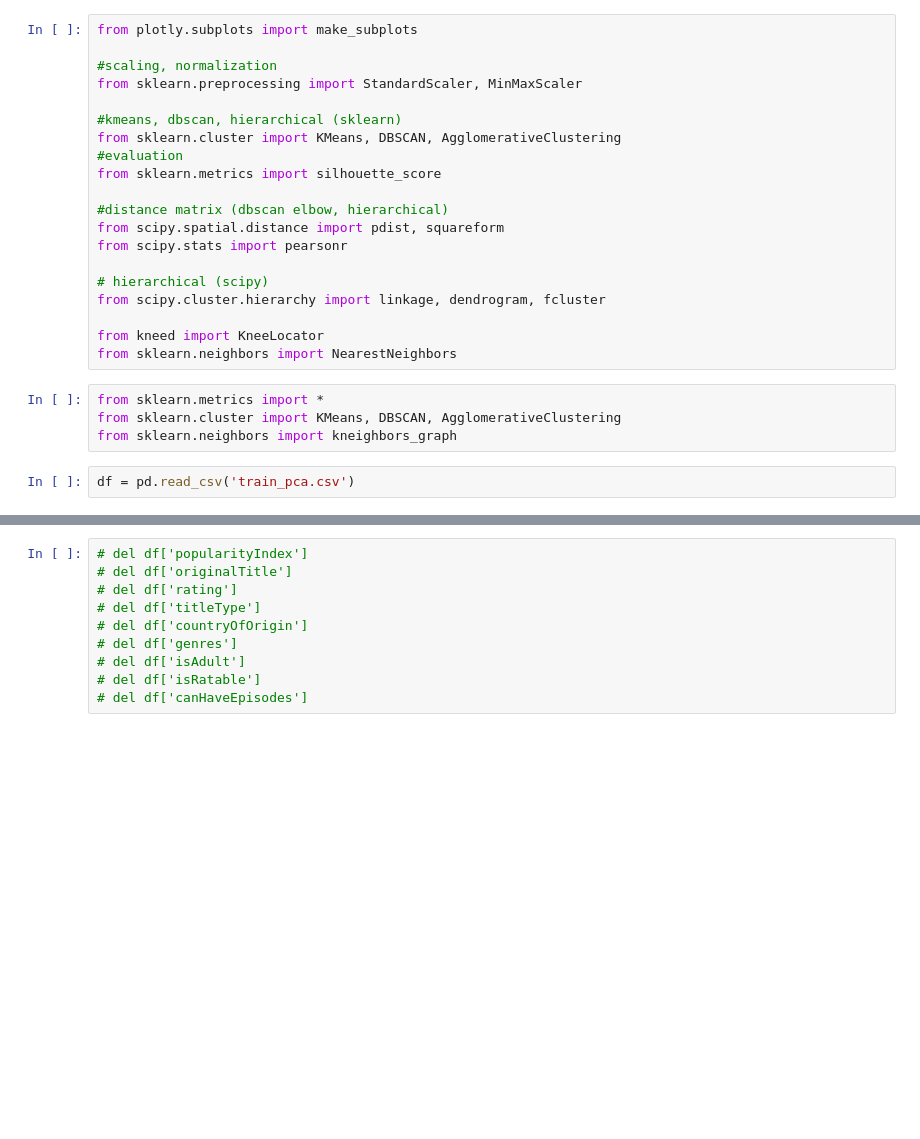
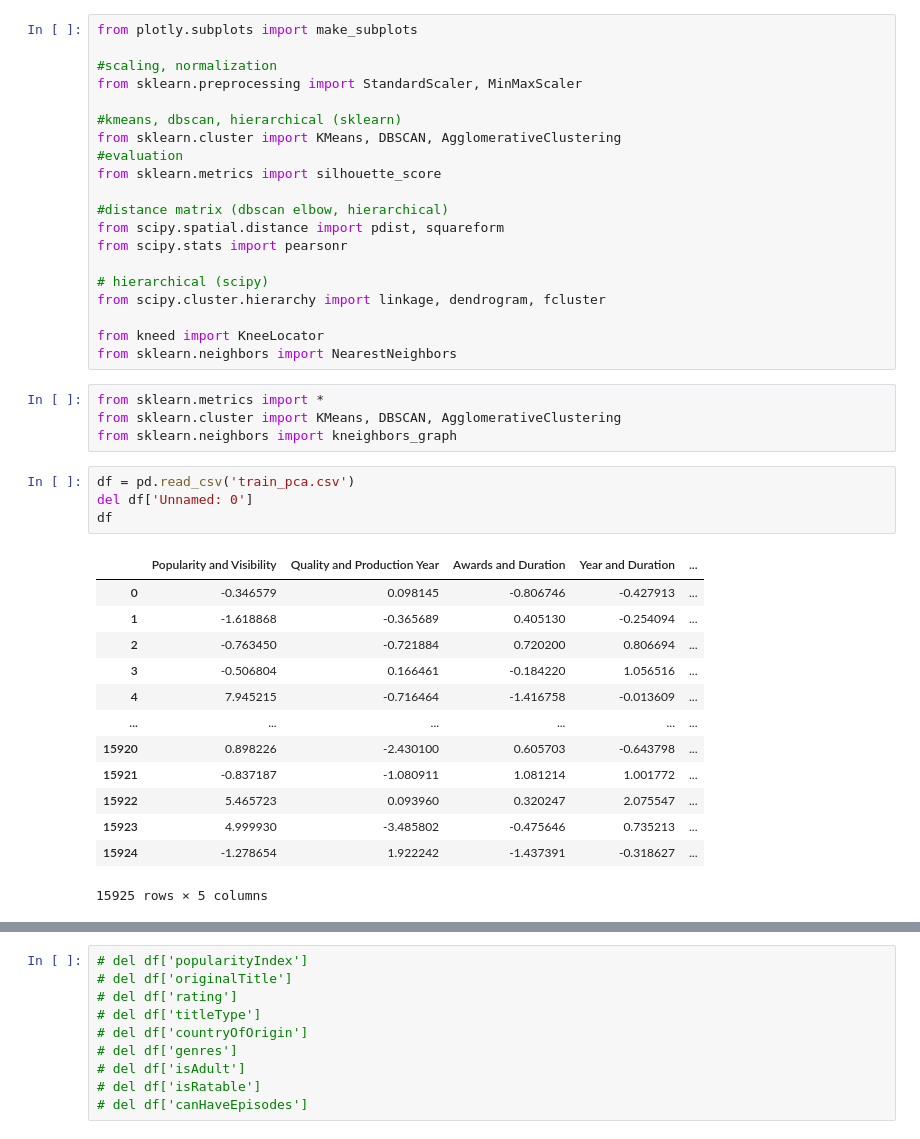
Before and after one commit to luigiascio/Data-Mining-I, a Jupyter notebook: DBSCAN_PCA.ipynb, the cells around one changed output, grey strips where cells are left out. Drawn from its saved outputs; the diff is of its cells as text; blank space fills up the shorter version.

```diff
--- a/DBSCAN_PCA.ipynb
+++ b/DBSCAN_PCA.ipynb
@@ -32,6 +32,22 @@ from sklearn.cluster import KMeans, DBSCAN, AgglomerativeClustering
 from sklearn.neighbors import kneighbors_graph
 # %%
 df = pd.read_csv('train_pca.csv')
+del df['Unnamed: 0']
+df
+# %% [output]
+|  | Popularity and Visibility | Quality and Production Year | Awards and Duration | Year and Duration | ... |
+| 0 | -0.346579 | 0.098145 | -0.806746 | -0.427913 | ... |
+| 1 | -1.618868 | -0.365689 | 0.405130 | -0.254094 | ... |
+| 2 | -0.763450 | -0.721884 | 0.720200 | 0.806694 | ... |
+| 3 | -0.506804 | 0.166461 | -0.184220 | 1.056516 | ... |
+| 4 | 7.945215 | -0.716464 | -1.416758 | -0.013609 | ... |
+| ... | ... | ... | ... | ... | ... |
+| 15920 | 0.898226 | -2.430100 | 0.605703 | -0.643798 | ... |
+| 15921 | -0.837187 | -1.080911 | 1.081214 | 1.001772 | ... |
+| 15922 | 5.465723 | 0.093960 | 0.320247 | 2.075547 | ... |
+| 15923 | 4.999930 | -3.485802 | -0.475646 | 0.735213 | ... |
+| 15924 | -1.278654 | 1.922242 | -1.437391 | -0.318627 | ... |
+15925 rows × 5 columns
 # %%
 df.head()
 # %% [output]
```
Also changed, not shown: parts of 12 cells of this notebook.
